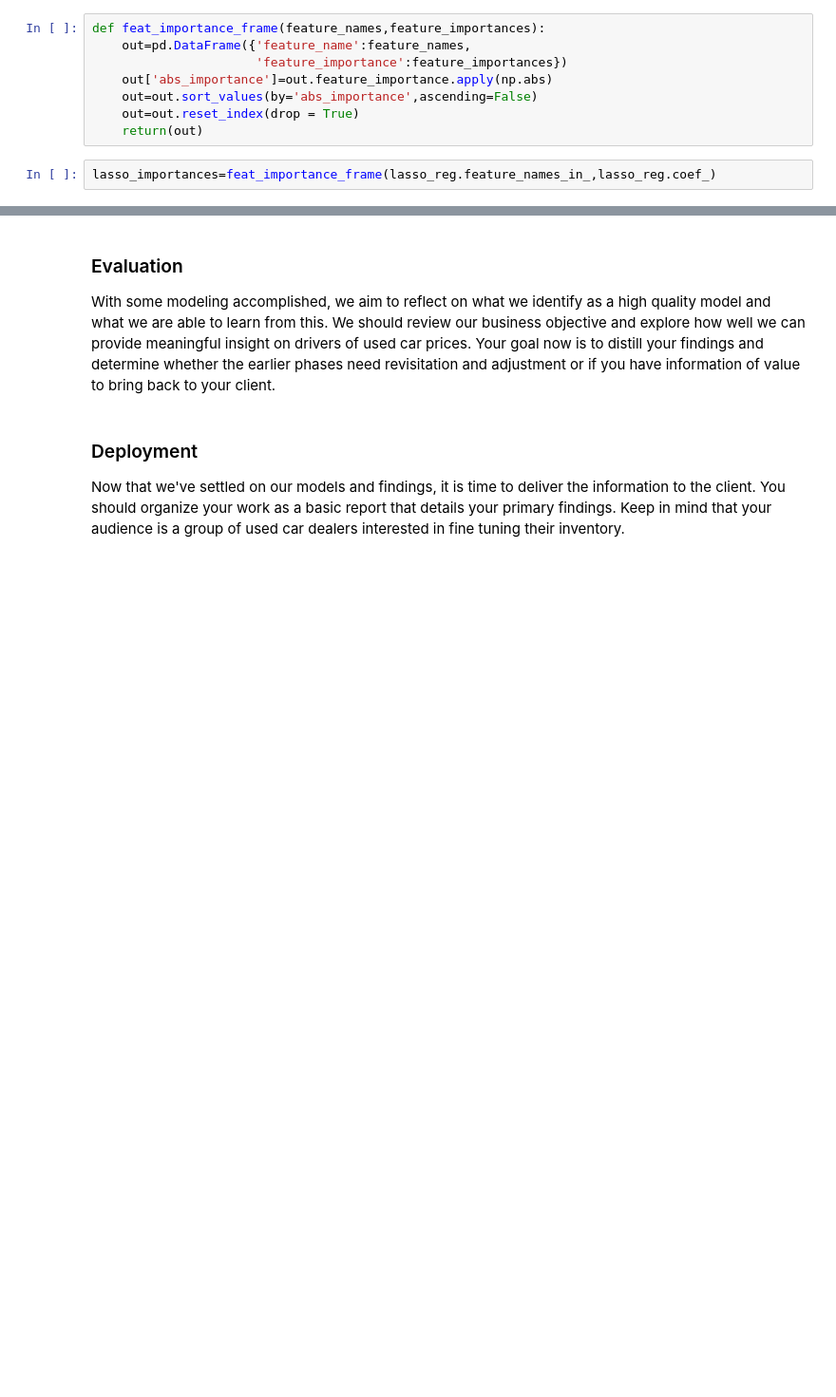
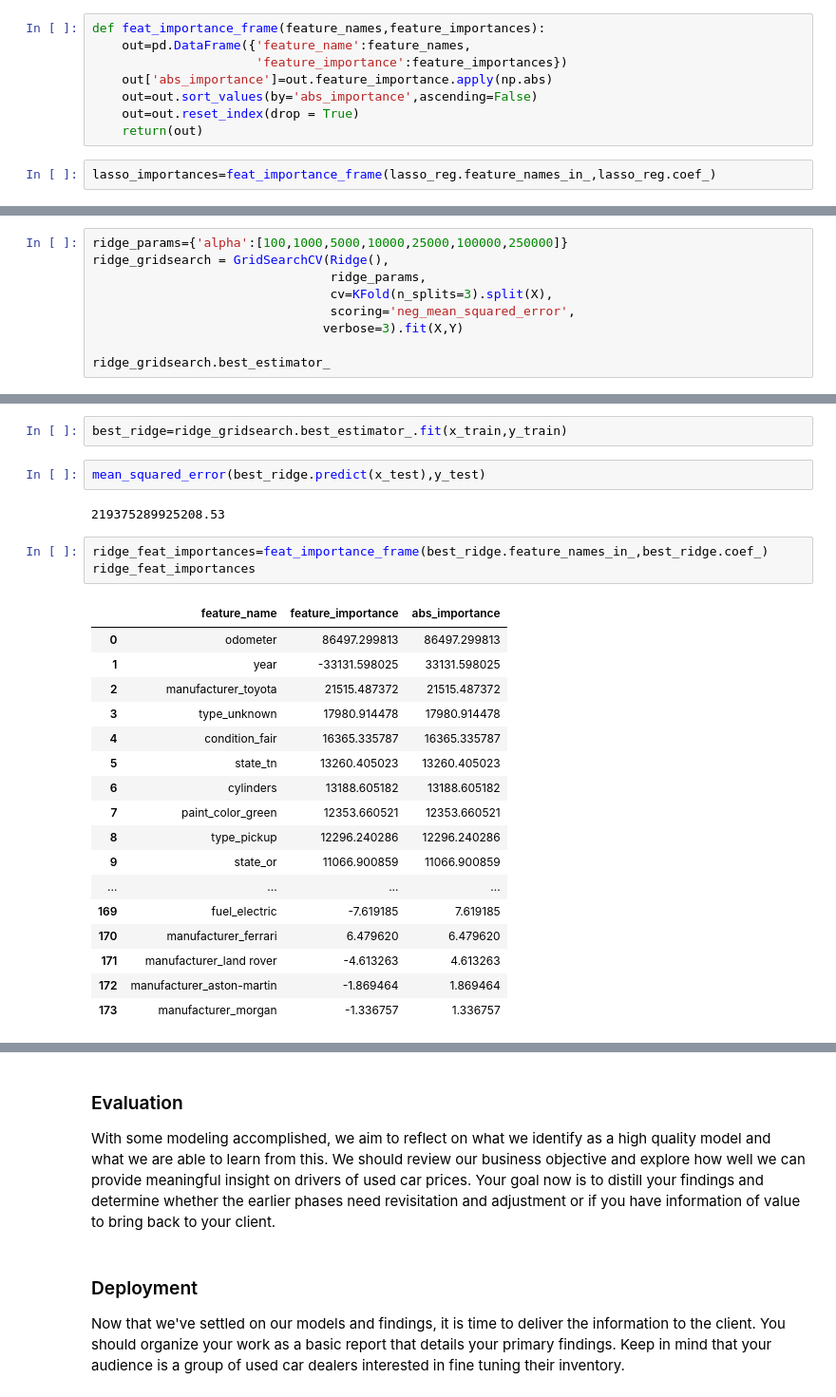
Before and after one commit to alexanderomason/practical_app_II, a Jupyter notebook: prompt_II.ipynb, the cells around one changed output, grey strips where cells are left out. Shown at 95% size. Cells and saved outputs as stored; diff of their text form; blank space fills up the shorter version.

```diff
--- a/prompt_II.ipynb
+++ b/prompt_II.ipynb
@@ -418,0 +463,9 @@ KeyboardInterrupt:
+# %%
+ridge_params={'alpha':[100,1000,5000,10000,25000,100000,250000]}
+ridge_gridsearch = GridSearchCV(Ridge(),
+                                ridge_params,
+                                cv=KFold(n_splits=3).split(X),
+                                scoring='neg_mean_squared_error',
+                               verbose=3).fit(X,Y)
+
+ridge_gridsearch.best_estimator_
@@ -418,0 +491,27 @@ KeyboardInterrupt:
+# %%
+best_ridge=ridge_gridsearch.best_estimator_.fit(x_train,y_train)
+# %%
+mean_squared_error(best_ridge.predict(x_test),y_test)
+# %% [output]
+219375289925208.53
+# %%
+ridge_feat_importances=feat_importance_frame(best_ridge.feature_names_in_,best_ridge.coef_)
+ridge_feat_importances
+# %% [output]
+|  | feature_name | feature_importance | abs_importance |
+| 0 | odometer | 86497.299813 | 86497.299813 |
+| 1 | year | -33131.598025 | 33131.598025 |
+| 2 | manufacturer_toyota | 21515.487372 | 21515.487372 |
+| 3 | type_unknown | 17980.914478 | 17980.914478 |
+| 4 | condition_fair | 16365.335787 | 16365.335787 |
+| 5 | state_tn | 13260.405023 | 13260.405023 |
+| 6 | cylinders | 13188.605182 | 13188.605182 |
+| 7 | paint_color_green | 12353.660521 | 12353.660521 |
+| 8 | type_pickup | 12296.240286 | 12296.240286 |
+| 9 | state_or | 11066.900859 | 11066.900859 |
+| ... | ... | ... | ... |
+| 169 | fuel_electric | -7.619185 | 7.619185 |
+| 170 | manufacturer_ferrari | 6.479620 | 6.479620 |
+| 171 | manufacturer_land rover | -4.613263 | 4.613263 |
+| 172 | manufacturer_aston-martin | -1.869464 | 1.869464 |
+| 173 | manufacturer_morgan | -1.336757 | 1.336757 |
```
Also changed, not shown: parts of 18 cells of this notebook.
